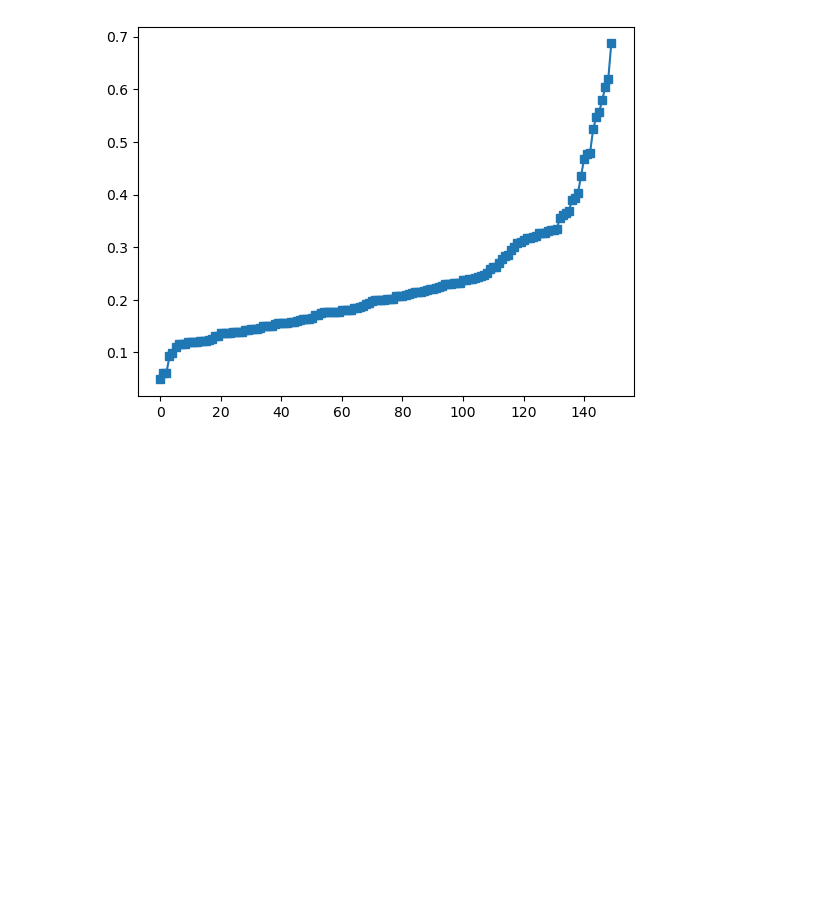
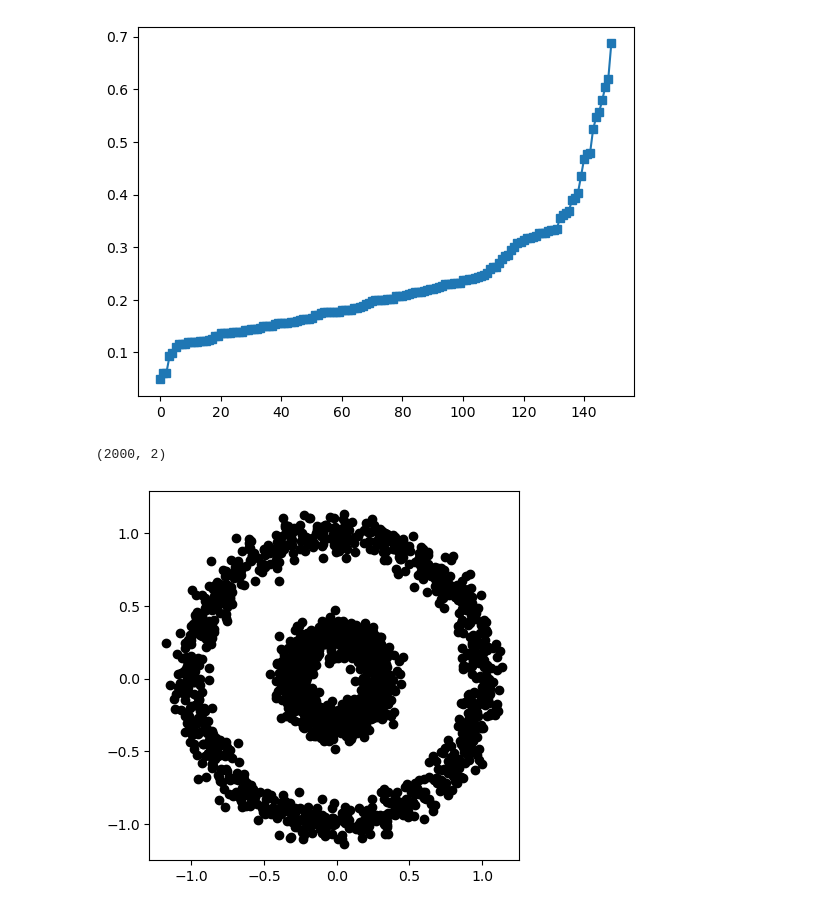
Before and after one commit to Raaqiv55/statistics-machine-learning, a Jupyter notebook: 16.clustering and dimension-reduction/dbscan.ipynb, the cells around one changed output. Saved outputs shown, nothing was run; the diff lists cells and outputs as text; code cells hidden in the pictures; blank space fills up the shorter version.

```diff
--- a/16.clustering and dimension-reduction/dbscan.ipynb
+++ b/16.clustering and dimension-reduction/dbscan.ipynb
@@ -143,3 +143,22 @@ plt.plot(np.sort(D),'s-')
 plt.show()
 # %% [output]
 [figure]
+# %%
+N = 1000
+th = np.linspace(0,2*np.pi,N)
+
+# create the two circles
+data1 = np.array((np.cos(th), np.sin(th))) + np.random.randn(2,N)/15
+data2 = .3*np.array((np.cos(th), np.sin(th))) + np.random.randn(2,N)/15
+
+# put them together into one dataset
+circdata = np.hstack((data1,data2)).T
+print(np.shape(circdata))
+
+# plot
+plt.plot(circdata[:,0],circdata[:,1],'ko')
+plt.axis('square')
+plt.show()
+# %% [output]
+(2000, 2)
+[figure, added]
```
Also changed, not shown: parts of 1 cell of this notebook, 1 other file.
